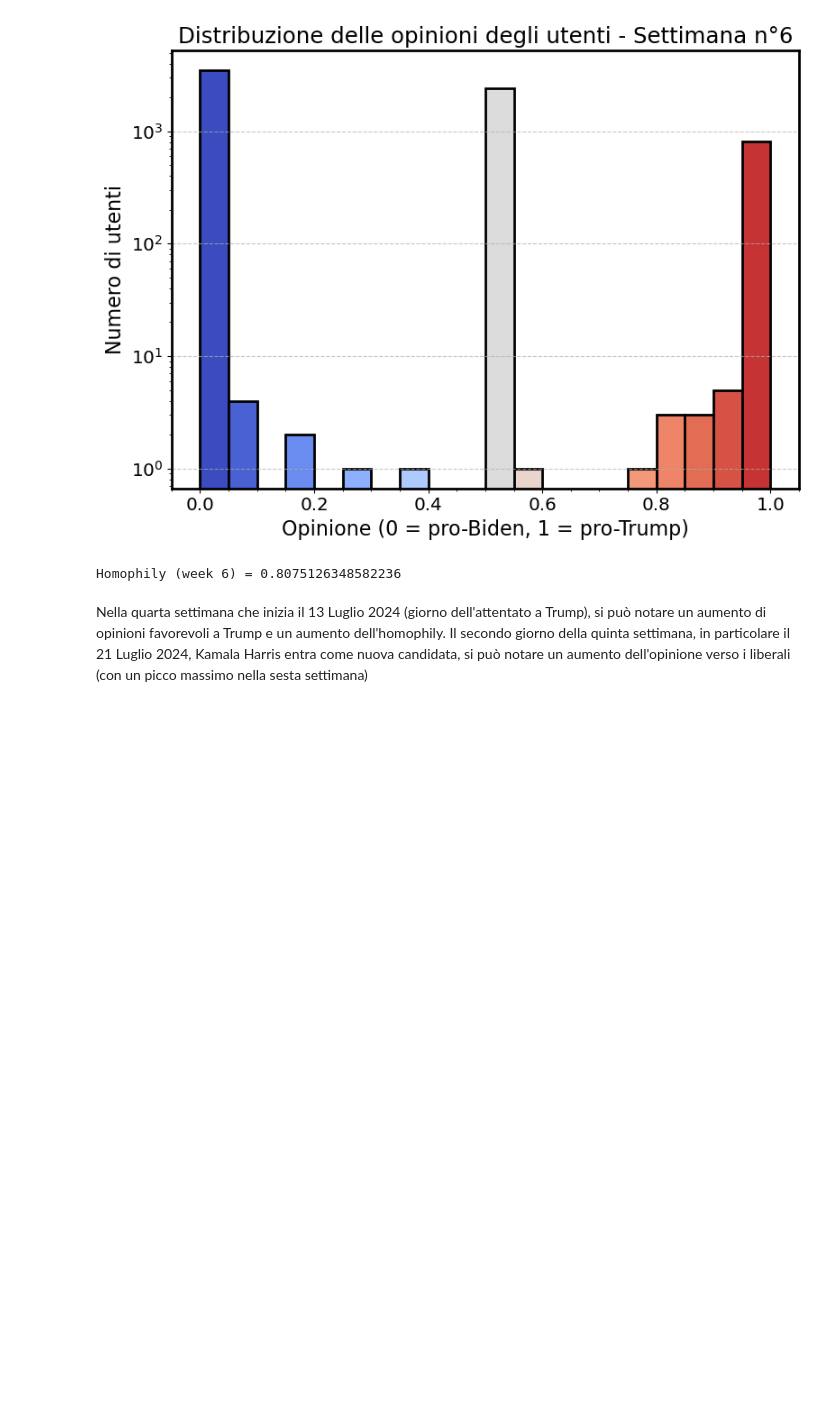
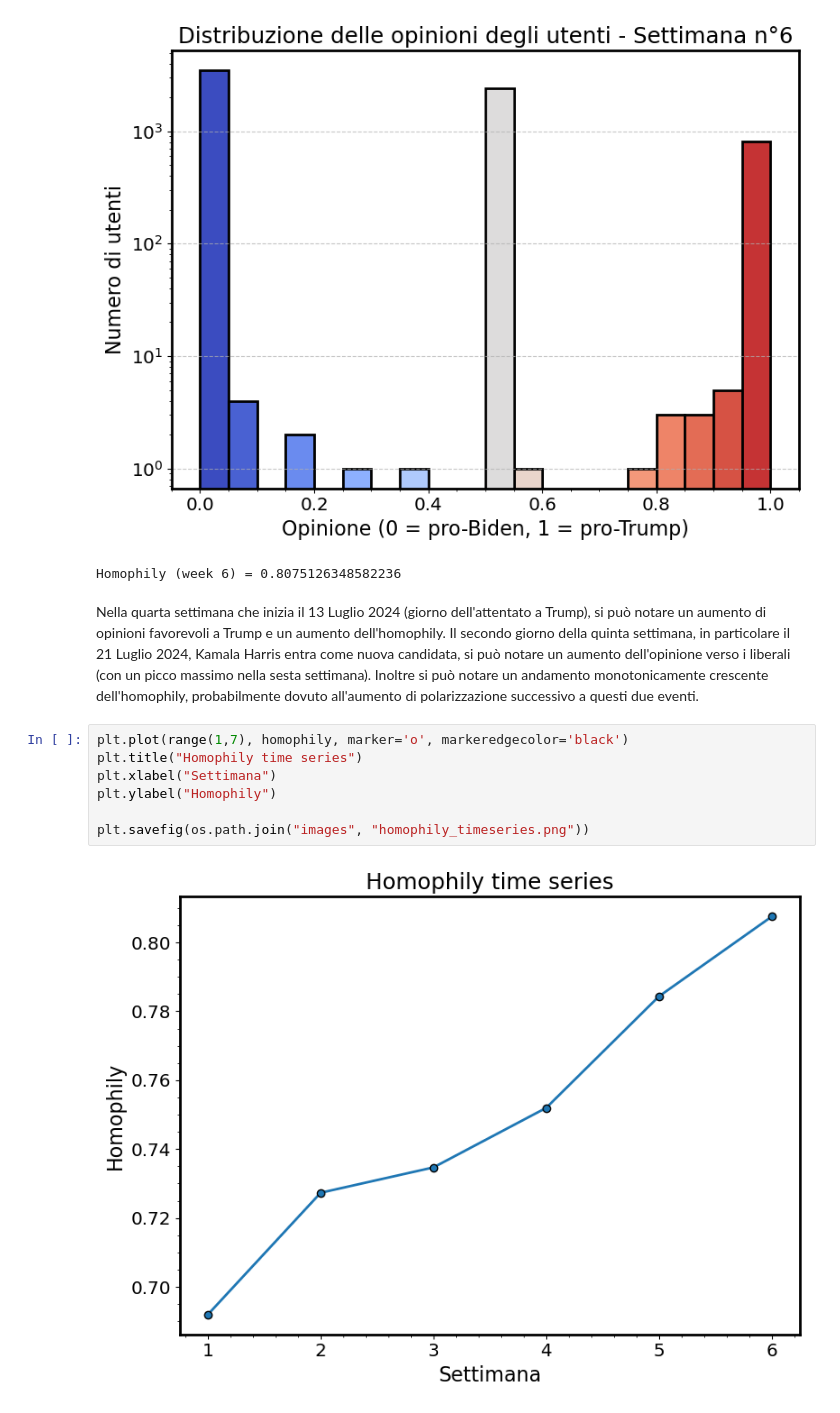
Before and after one commit to LeonardoCaridi/2024_caridi, a Jupyter notebook: data_collection/Data_collection.ipynb, the cells around one changed output. Cells and saved outputs as stored; diff of their text form; blank space fills up the shorter version.

```diff
--- a/data_collection/Data_collection.ipynb
+++ b/data_collection/Data_collection.ipynb
@@ -663,4 +707,14 @@ Homophily (week 5) = 0.7843498202206688
 [figure]
 Homophily (week 6) = 0.8075126348582236
 # %% [markdown]
-Nella quarta settimana che inizia il 13 Luglio 2024 (giorno dell'attentato a Trump), si può notare un aumento di opinioni favorevoli a Trump e un aumento dell'homophily. Il secondo giorno della quinta settimana, in particolare il 21 Luglio 2024, Kamala Harris entra come nuova candidata, si può notare un aumento dell'opinione verso i liberali (con un picco massimo nella sesta settimana)
+Nella quarta settimana che inizia il 13 Luglio 2024 (giorno dell'attentato a Trump), si può notare un aumento di opinioni favorevoli a Trump e un aumento dell'homophily. Il secondo giorno della quinta settimana, in particolare il 21 Luglio 2024, Kamala Harris entra come nuova candidata, si può notare un aumento dell'opinione verso i liberali (con un picco massimo nella sesta settimana).
+Inoltre si può notare un andamento monotonicamente crescente dell'homophily, probabilmente dovuto all'aumento di polarizzazione successivo a questi due eventi.
+# %%
+plt.plot(range(1,7), homophily, marker='o', markeredgecolor='black')
+plt.title("Homophily time series")
+plt.xlabel("Settimana")
+plt.ylabel("Homophily")
+
+plt.savefig(os.path.join("images", "homophily_timeseries.png"))
+# %% [output]
+[figure, added]
```
Also changed, not shown: parts of 3 cells of this notebook, 3 other files.
